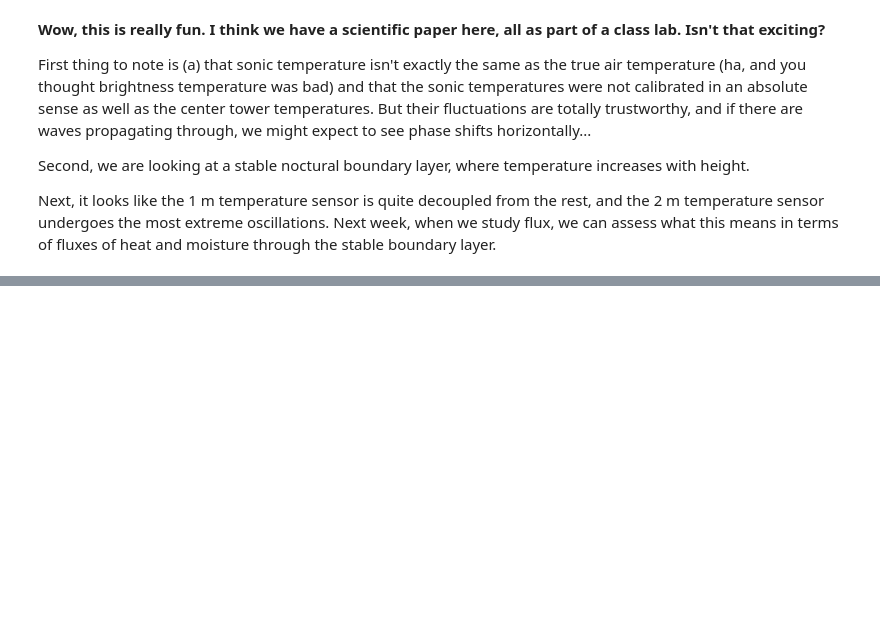
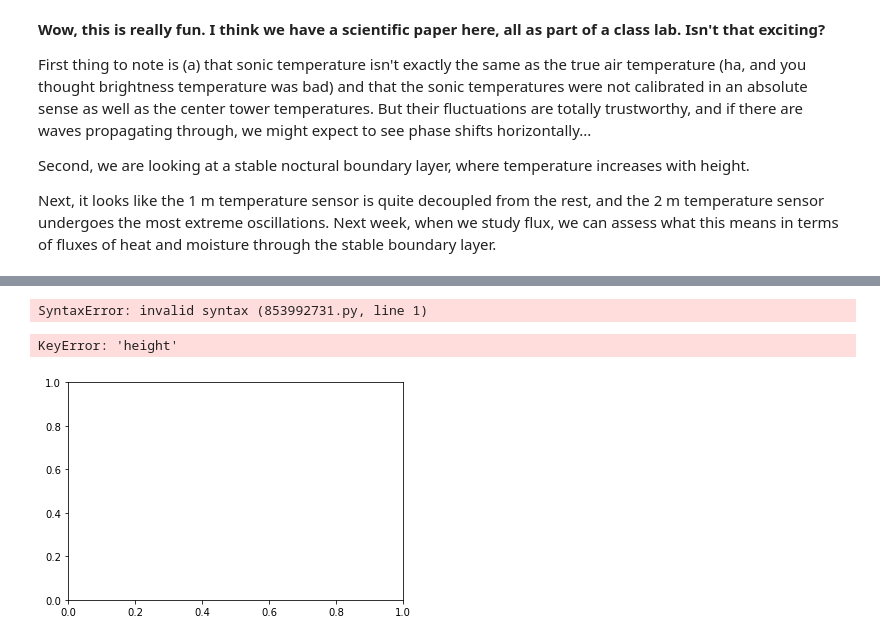
Before and after one commit to Mountain-Hydrology-Research-Group/snow-hydrology, a Jupyter notebook: modules/lab6/lab6-3.ipynb, the cells around one changed output, grey strips where cells are left out. Saved outputs shown, nothing was run; the diff lists cells and outputs as text; code cells hidden in the pictures; blank space fills up the shorter version.

```diff
--- a/modules/lab6/lab6-3.ipynb
+++ b/modules/lab6/lab6-3.ipynb
@@ -236,0 +356,27 @@ Next, it looks like the 1 m temperature sensor is quite decoupled from the rest,
+# %%
+ds.[variables].dims
+# %% [output]
+SyntaxError: invalid syntax (853992731.py, line 1)
+# %%
+# Now we take a timeslice and make a vertical plot
+
+# select a specific time slice (replace '2021-01-01' with the desired time)
+ds_slice = ds.sel(time='2023-01-31T00:02:30')
+
+# loop over each variable and create a line plot
+fig, ax = plt.subplots()
+for var_name in ds_slice.variables:
+    if var_name not in ['time', 'height']:  # exclude time and height coordinates
+        var_data = ds_slice[var_name]
+        ax.plot(var_data, var_data['height'], label=var_name)
+
+# set the axis labels and legend
+ax.set_xlabel('Variable Value')
+ax.set_ylabel('Height')
+ax.legend()
+
+# show the plot
+plt.show()
+# %% [output]
+KeyError: 'height'
+[figure, added]
```
Also changed, not shown: parts of 10 cells of this notebook, 9 other files.
